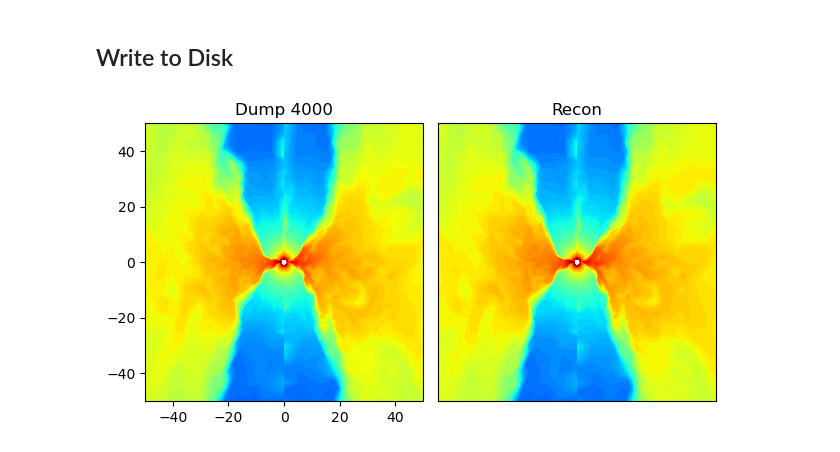
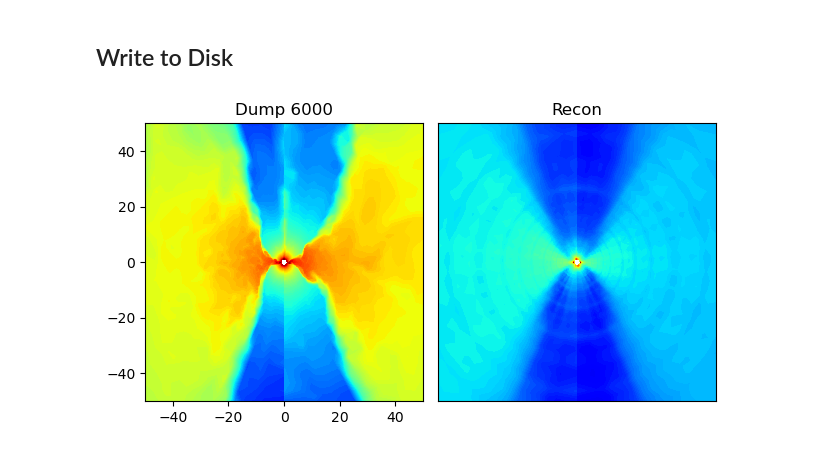
Before and after one commit to JackHanke/bh, a Jupyter notebook: writeToDisk.ipynb, the cells around one changed output. Saved outputs shown, nothing was run; the diff lists cells and outputs as text; code cells hidden in the pictures.

```diff
--- a/writeToDisk.ipynb
+++ b/writeToDisk.ipynb
@@ -171,33 +171,33 @@ import os
 import yaml
 import torch
 from src.models.vaes import VAE
 from src.render import view_reconstruction
 
 DATA_PATH = os.getenv('SCRATCH')+"/data.hdf5"
-model_name = 'vae_2025-11-27 09:39:14.716023_epoch_9.pth'
+model_name = 'vae_2025-11-28 05:09:05.511924_epoch_24.pth'
 MODEL_PATH = os.getenv('HOME')+f"/bh/src/models/checkpoints/{model_name}"
 
 HOME_DIR = os.getenv('HOME')
 with open(f'{HOME_DIR}/bh/config.yaml', 'r') as file: config = yaml.safe_load(file)
 
 DEVICE = "cuda" if torch.cuda.is_available() else "cpu"
 input_shape = (8,224,48,96)
 LATENT_DIM = config['latent_dim']
 
 # load model
 model = VAE(
     input_shape=input_shape,
     latent_dim=LATENT_DIM
 ).to(DEVICE)
 model.load_state_dict(torch.load(MODEL_PATH, weights_only=True))
 model.eval()
 
 view_reconstruction(
     data_path = DATA_PATH,
     model = model,
     variable_name = 'log(rho)',
-    dump_number = 4000,
+    dump_number = 6000,
     device=DEVICE
 )
 # %% [output]
-[figure, old version]
+[figure, new version]
```
Also changed, not shown: parts of 1 cell of this notebook, 2 other files.
